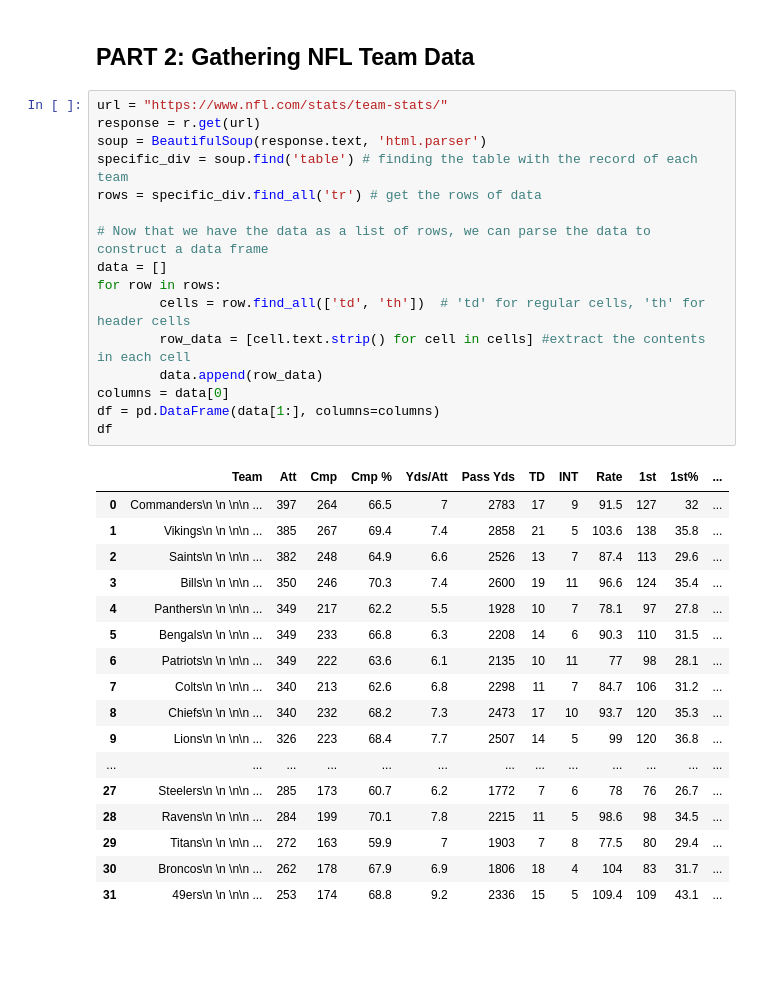
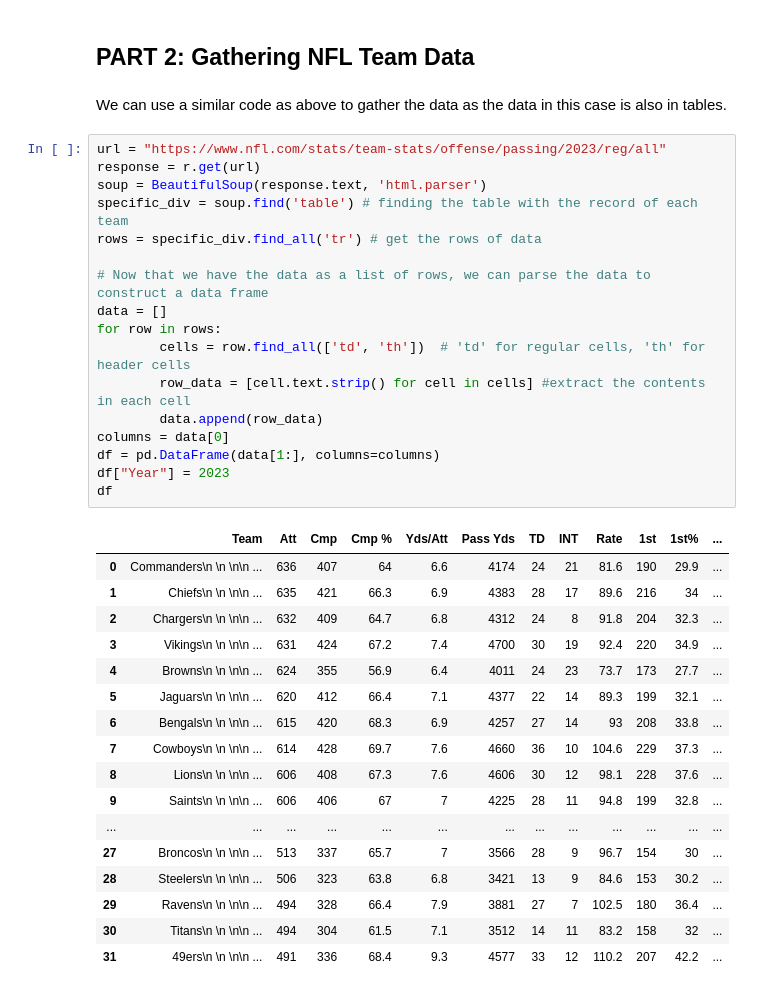
Before and after one commit to rajc90/NFL_TEAM_DATA, a Jupyter notebook: NFL_Data_Scraper.ipynb, the cells around one changed output. Cells and saved outputs as stored; diff of their text form; blank space fills up the shorter version.

Commit message:
added code to scrape passing and rushing data

```diff
--- a/NFL_Data_Scraper.ipynb
+++ b/NFL_Data_Scraper.ipynb
@@ -224,36 +214,39 @@ capture_all_data('playoff')
 # %% [markdown]
 ## PART 2: Gathering NFL Team Data
+# %% [markdown]
+We can use a similar code as above to gather the data as the data in this case is also in tables.
 # %%
-url = "https://www.nfl.com/stats/team-stats/"
+url = "https://www.nfl.com/stats/team-stats/offense/passing/2023/reg/all"
 response = r.get(url)
 soup = BeautifulSoup(response.text, 'html.parser')
 specific_div = soup.find('table') # finding the table with the record of each team
 rows = specific_div.find_all('tr') # get the rows of data
 
 # Now that we have the data as a list of rows, we can parse the data to construct a data frame
 data = []
 for row in rows:
         cells = row.find_all(['td', 'th'])  # 'td' for regular cells, 'th' for header cells
         row_data = [cell.text.strip() for cell in cells] #extract the contents in each cell
         data.append(row_data)
 columns = data[0]
 df = pd.DataFrame(data[1:], columns=columns)
+df["Year"] = 2023
 df
 # %% [output]
 |  | Team | Att | Cmp | Cmp % | Yds/Att | Pass Yds | TD | INT | Rate | 1st | 1st% | ... |
-| 0 | Commanders\n \n \n\n ... | 397 | 264 | 66.5 | 7 | 2783 | 17 | 9 | 91.5 | 127 | 32 | ... |
-| 1 | Vikings\n \n \n\n ... | 385 | 267 | 69.4 | 7.4 | 2858 | 21 | 5 | 103.6 | 138 | 35.8 | ... |
-| 2 | Saints\n \n \n\n ... | 382 | 248 | 64.9 | 6.6 | 2526 | 13 | 7 | 87.4 | 113 | 29.6 | ... |
-| 3 | Bills\n \n \n\n ... | 350 | 246 | 70.3 | 7.4 | 2600 | 19 | 11 | 96.6 | 124 | 35.4 | ... |
-| 4 | Panthers\n \n \n\n ... | 349 | 217 | 62.2 | 5.5 | 1928 | 10 | 7 | 78.1 | 97 | 27.8 | ... |
-| 5 | Bengals\n \n \n\n ... | 349 | 233 | 66.8 | 6.3 | 2208 | 14 | 6 | 90.3 | 110 | 31.5 | ... |
-| 6 | Patriots\n \n \n\n ... | 349 | 222 | 63.6 | 6.1 | 2135 | 10 | 11 | 77 | 98 | 28.1 | ... |
-| 7 | Colts\n \n \n\n ... | 340 | 213 | 62.6 | 6.8 | 2298 | 11 | 7 | 84.7 | 106 | 31.2 | ... |
-| 8 | Chiefs\n \n \n\n ... | 340 | 232 | 68.2 | 7.3 | 2473 | 17 | 10 | 93.7 | 120 | 35.3 | ... |
-| 9 | Lions\n \n \n\n ... | 326 | 223 | 68.4 | 7.7 | 2507 | 14 | 5 | 99 | 120 | 36.8 | ... |
+| 0 | Commanders\n \n \n\n ... | 636 | 407 | 64 | 6.6 | 4174 | 24 | 21 | 81.6 | 190 | 29.9 | ... |
+| 1 | Chiefs\n \n \n\n ... | 635 | 421 | 66.3 | 6.9 | 4383 | 28 | 17 | 89.6 | 216 | 34 | ... |
+| 2 | Chargers\n \n \n\n ... | 632 | 409 | 64.7 | 6.8 | 4312 | 24 | 8 | 91.8 | 204 | 32.3 | ... |
+| 3 | Vikings\n \n \n\n ... | 631 | 424 | 67.2 | 7.4 | 4700 | 30 | 19 | 92.4 | 220 | 34.9 | ... |
+| 4 | Browns\n \n \n\n ... | 624 | 355 | 56.9 | 6.4 | 4011 | 24 | 23 | 73.7 | 173 | 27.7 | ... |
+| 5 | Jaguars\n \n \n\n ... | 620 | 412 | 66.4 | 7.1 | 4377 | 22 | 14 | 89.3 | 199 | 32.1 | ... |
+| 6 | Bengals\n \n \n\n ... | 615 | 420 | 68.3 | 6.9 | 4257 | 27 | 14 | 93 | 208 | 33.8 | ... |
+| 7 | Cowboys\n \n \n\n ... | 614 | 428 | 69.7 | 7.6 | 4660 | 36 | 10 | 104.6 | 229 | 37.3 | ... |
+| 8 | Lions\n \n \n\n ... | 606 | 408 | 67.3 | 7.6 | 4606 | 30 | 12 | 98.1 | 228 | 37.6 | ... |
+| 9 | Saints\n \n \n\n ... | 606 | 406 | 67 | 7 | 4225 | 28 | 11 | 94.8 | 199 | 32.8 | ... |
 | ... | ... | ... | ... | ... | ... | ... | ... | ... | ... | ... | ... | ... |
-| 27 | Steelers\n \n \n\n ... | 285 | 173 | 60.7 | 6.2 | 1772 | 7 | 6 | 78 | 76 | 26.7 | ... |
-| 28 | Ravens\n \n \n\n ... | 284 | 199 | 70.1 | 7.8 | 2215 | 11 | 5 | 98.6 | 98 | 34.5 | ... |
-| 29 | Titans\n \n \n\n ... | 272 | 163 | 59.9 | 7 | 1903 | 7 | 8 | 77.5 | 80 | 29.4 | ... |
-| 30 | Broncos\n \n \n\n ... | 262 | 178 | 67.9 | 6.9 | 1806 | 18 | 4 | 104 | 83 | 31.7 | ... |
-| 31 | 49ers\n \n \n\n ... | 253 | 174 | 68.8 | 9.2 | 2336 | 15 | 5 | 109.4 | 109 | 43.1 | ... |
+| 27 | Broncos\n \n \n\n ... | 513 | 337 | 65.7 | 7 | 3566 | 28 | 9 | 96.7 | 154 | 30 | ... |
+| 28 | Steelers\n \n \n\n ... | 506 | 323 | 63.8 | 6.8 | 3421 | 13 | 9 | 84.6 | 153 | 30.2 | ... |
+| 29 | Ravens\n \n \n\n ... | 494 | 328 | 66.4 | 7.9 | 3881 | 27 | 7 | 102.5 | 180 | 36.4 | ... |
+| 30 | Titans\n \n \n\n ... | 494 | 304 | 61.5 | 7.1 | 3512 | 14 | 11 | 83.2 | 158 | 32 | ... |
+| 31 | 49ers\n \n \n\n ... | 491 | 336 | 68.4 | 9.3 | 4577 | 33 | 12 | 110.2 | 207 | 42.2 | ... |
```
Also changed, not shown: parts of 9 cells of this notebook.
